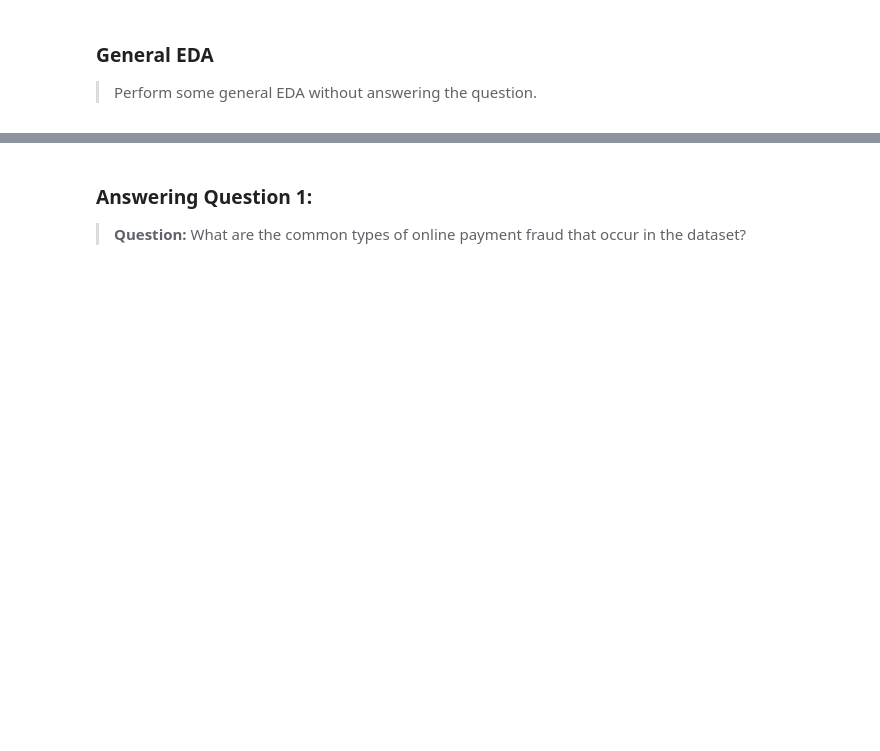
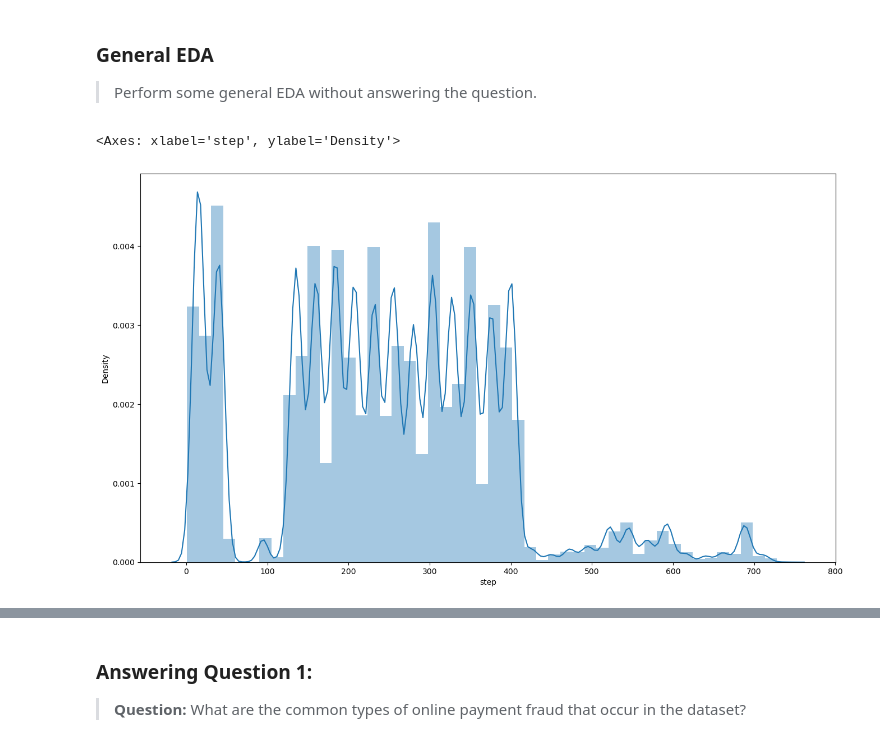
Before and after one commit to V3ness/Data-Science-Fundamentals-Project, a Jupyter notebook: project.ipynb, the cells around one changed output, grey strips where cells are left out. Drawn from its saved outputs; the diff is of its cells as text; code cells hidden in the pictures; blank space fills up the shorter version.

```diff
--- a/project.ipynb
+++ b/project.ipynb
@@ -144,3 +194,11 @@ df.describe(include=['object'])
 # %% [markdown]
 ### General EDA
 > Perform some general EDA without answering the question.
+# %%
+# distribution of step column using distplot
+
+plt.figure(figsize=(16, 9))
+sns.distplot(df['step'], bins=50)
+# %% [output]
+<Axes: xlabel='step', ylabel='Density'>
+[figure, added]
```
Also changed, not shown: parts of 17 cells of this notebook.
